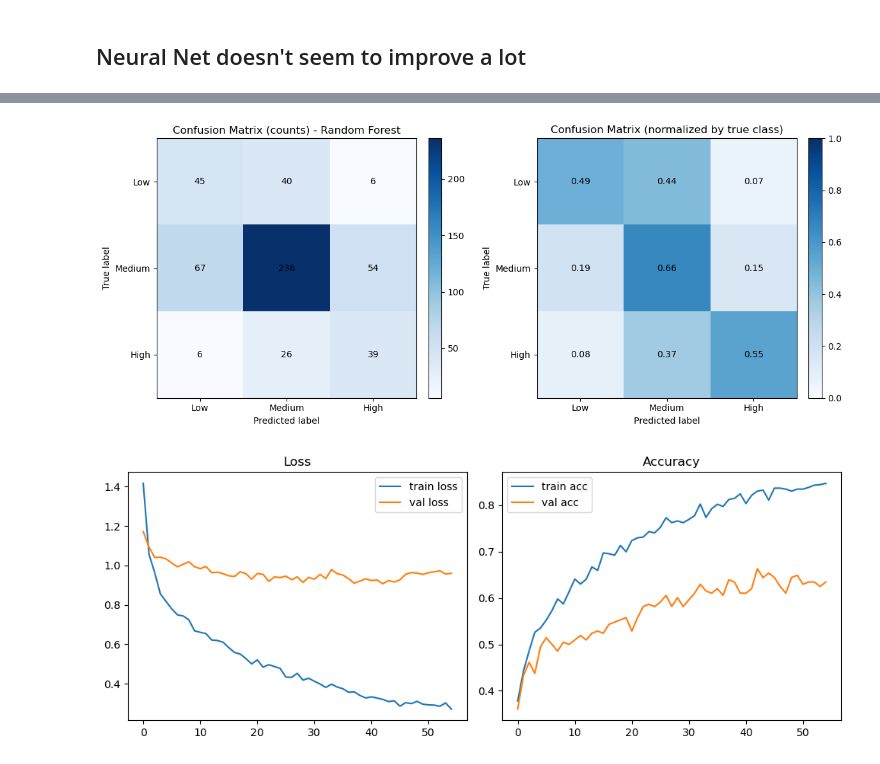
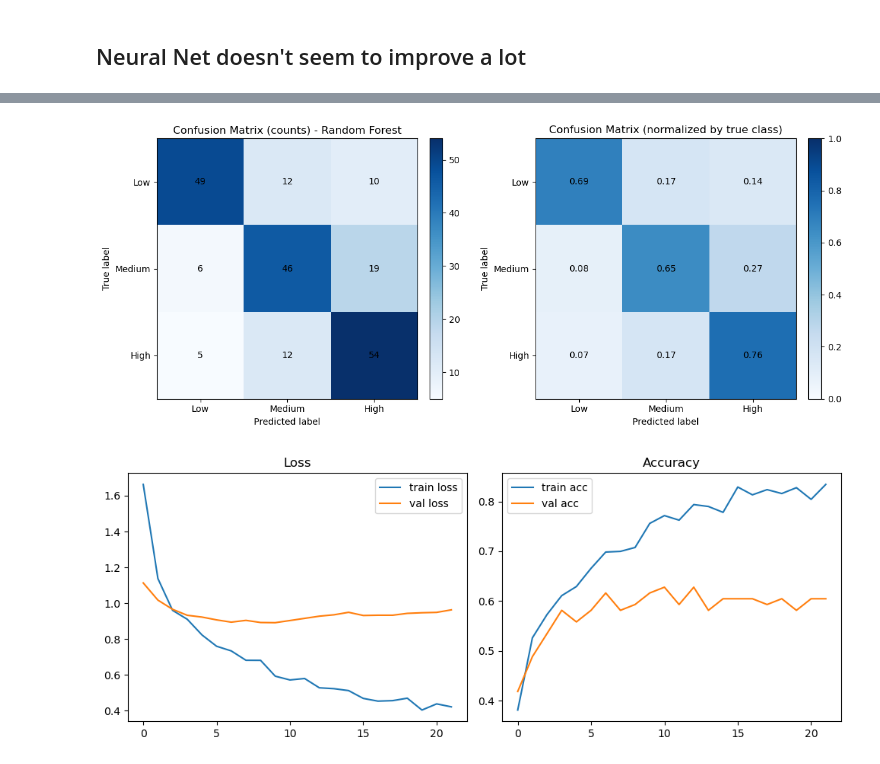
Before and after one commit to yship1002/ChBE-DataScience-Group6, a Jupyter notebook: main.ipynb, the cells around one changed output, grey strips where cells are left out. Saved outputs shown, nothing was run; the diff lists cells and outputs as text; code cells hidden in the pictures.

```diff
--- a/main.ipynb
+++ b/main.ipynb
@@ -185,8 +185,8 @@ mean_log = y_no_outliers_log.mean()
 std_log = y_no_outliers_log.std()
 z_log = (y_no_outliers_log - mean_log) / std_log
 
-y_transform = z_log.apply(lambda v: "Low" if v <= -1 else ("High" if v >= 1 else "Medium"))
-print("Class counts:\n", y_transform.value_counts())
+y = z_log.apply(lambda v: "Low" if v <= -1 else ("High" if v >= 1 else "Medium"))
+print("Class counts:\n", y.value_counts())
 # %% [output]
 Class counts:
  Total Amount Of Damages
@@ -194,13 +194,18 @@ Medium    1783
 Low        455
 High       355
 Name: count, dtype: int64
+# %%
+total_mask=list(y[y=='High'][:355].index)+list(y[y=='Medium'][:355].index)+list(y[y=='Low'][:355].index)
+X_no_outliers=X_no_outliers.loc[total_mask]
+
+y=list(y[y=='High'][:355])+list(y[y=='Medium'][:355])+list(y[y=='Low'][:355])
 # %% [markdown]
 # Base Model using KNN
 # %%
 
 # Prepare features/labels (reuse existing variables)
 X_knn = X_no_outliers.copy().astype(float)
-y_knn = y_transform.loc[X_knn.index]
+y_knn = y
 
 
 
@@ -245,7 +250,7 @@ weighted avg     0.6151    0.6525    0.6273      2593
 # %%
 
 # ensure labels align with features
-y = y_transform.loc[X_no_outliers.index]
+
 
 cv = StratifiedKFold(n_splits=5, shuffle=True, random_state=42)
 
@@ -332,7 +337,7 @@ from tensorflow.keras import models, layers, callbacks
 # Prepare features and labels (use existing X_no_outliers and y)
 X_nn = X_no_outliers.copy().astype(float)            # features (2593 x n)
 le = LabelEncoder()
-y_enc = le.fit_transform(y.loc[X_nn.index])          # encode strings -> 0/1/2
+y_enc = le.fit_transform(y)          # encode strings -> 0/1/2
 y_cat = tf.keras.utils.to_categorical(y_enc)         # one-hot for training
 
 # Train/test split (stratified)
@@ -431,2 +436,2 @@ weighted avg     0.6583    0.6166    0.6309       519
-[figure, old version]
+[figure, new version]
-[figure, old version]
+[figure, new version]
```
Also changed, not shown: parts of 7 cells of this notebook, 1 other file.
